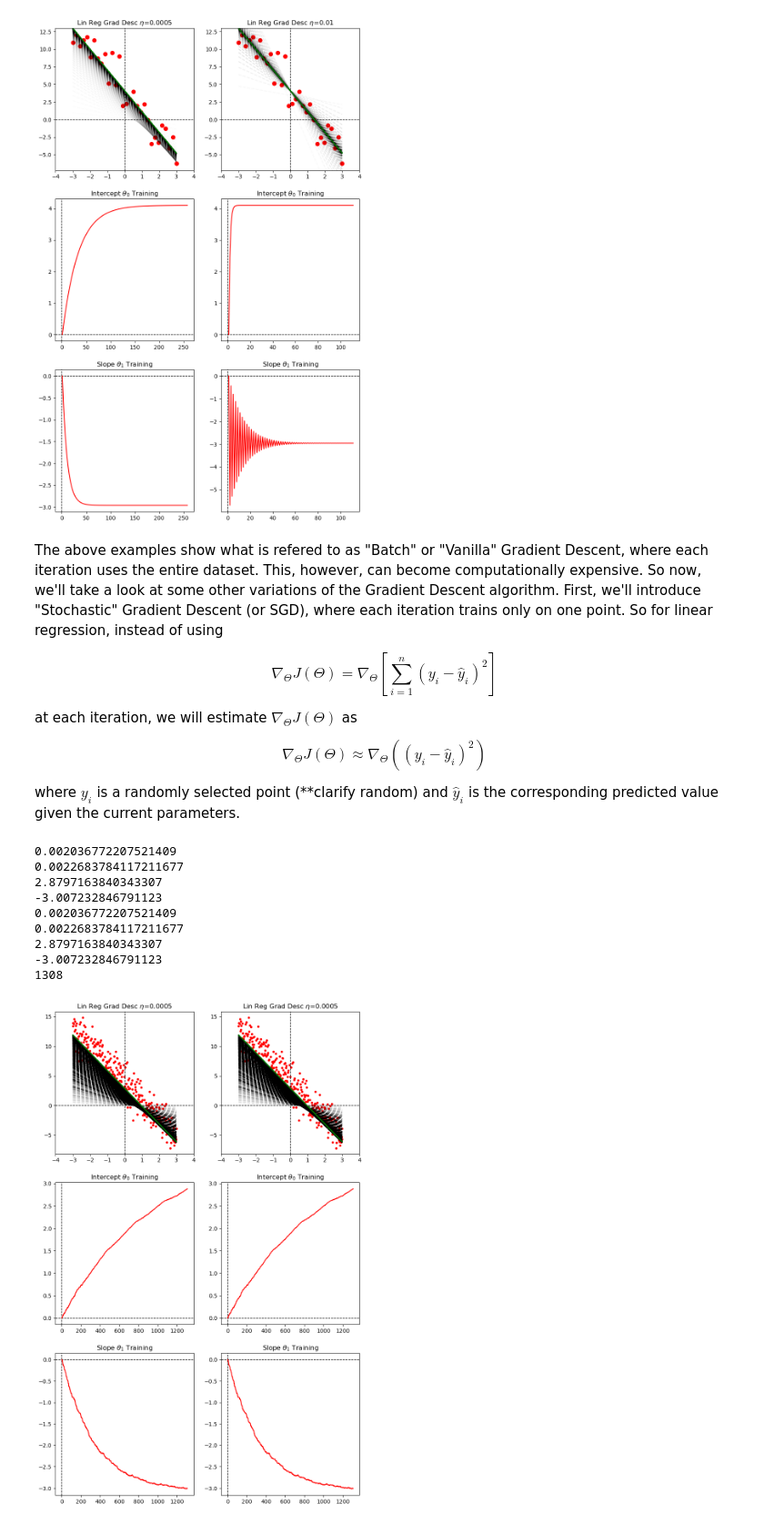
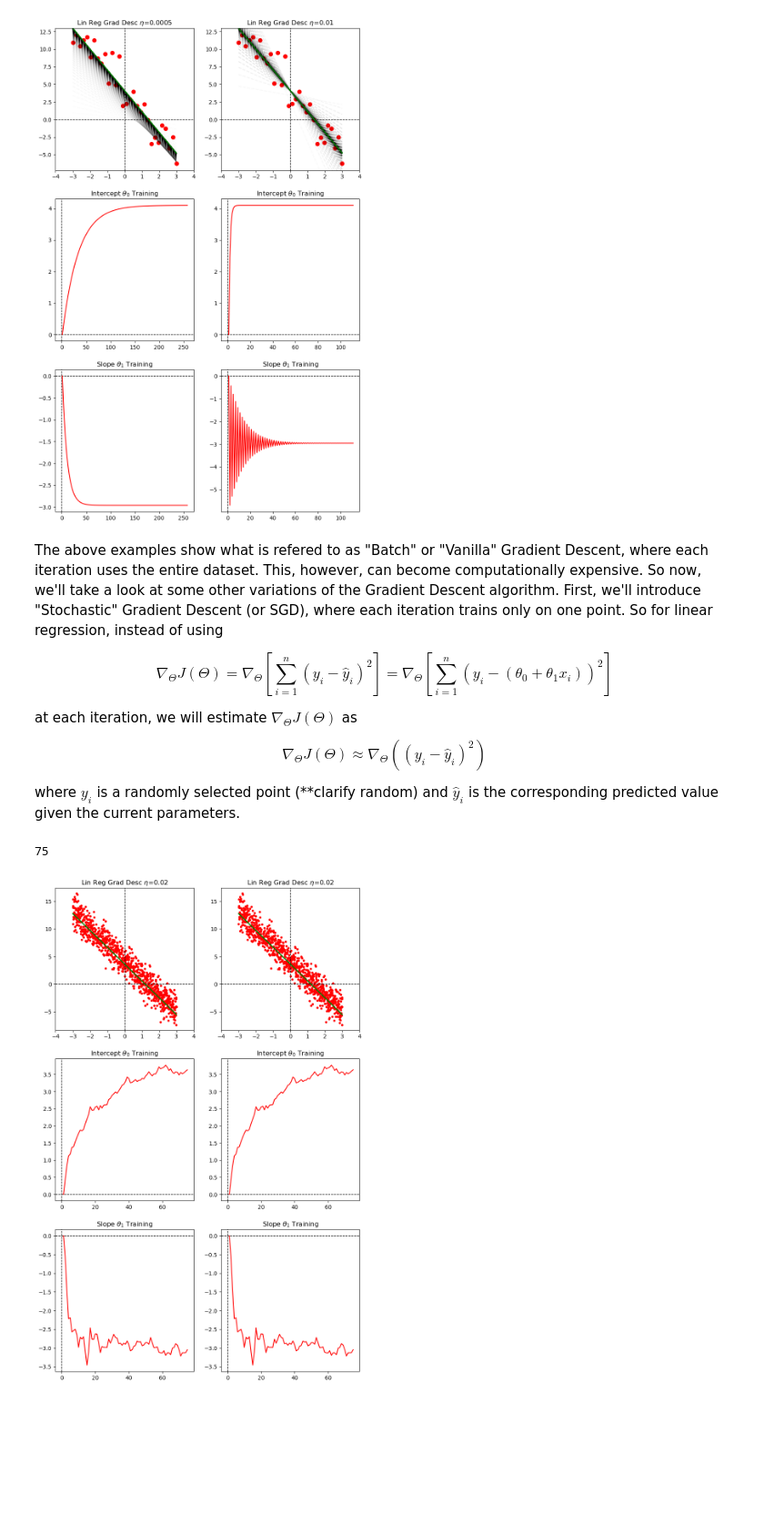
Before and after one commit to JakeLarimer/MLAlgosFromScratch, a Jupyter notebook: LinearRegressionWithGradientDescent.ipynb, the cells around one changed output. Shown at 91% size. Drawn from its saved outputs; the diff is of its cells as text; code cells hidden in the pictures; blank space fills up the shorter version.

Commit message:
SDG Param Update, Re-Shuffle Points In SDG

```diff
--- a/LinearRegressionWithGradientDescent.ipynb
+++ b/LinearRegressionWithGradientDescent.ipynb
@@ -383,7 +383,7 @@ for j in range(len(etascale)):
 The above examples show what is refered to as "Batch" or "Vanilla" Gradient Descent, where each iteration uses the entire dataset. This, however, can become computationally expensive. So now, we'll take a look at some other variations of the Gradient Descent algorithm. First, we'll introduce "Stochastic" Gradient Descent (or SGD), where each iteration trains only on one point. So for linear regression, instead of using
 
 $$
-\nabla_{\Theta} J(\Theta) = \nabla_{\Theta}[\sum_{i=1}^n(y_i-\hat{y}_i)^2]
+\nabla_{\Theta} J(\Theta) = \nabla_{\Theta}[\sum_{i=1}^n(y_i-\hat{y}_i)^2]=\nabla_{\Theta}[\sum_{i=1}^n(y_i-(\theta_0 + \theta_1x_i))^2]
 $$
 
 at each iteration, we will estimate $\nabla_{\Theta} J(\Theta)$ as
@@ -394,7 +394,7 @@ $$
 
 where $y_i$ is a randomly selected point (**clarify random) and $\hat{y}_i$ is the corresponding predicted value given the current parameters.
 # %%
-x = np.linspace(-3,3,300)
+x = np.linspace(-3,3,900)
 noise = np.random.normal(0, 1.5, size=len(x))
 y = -3 * x + 4 + noise
 
@@ -405,8 +405,8 @@ xshuffle, yshuffle = zip(*shuffle_points)
 
 ypred_list = []
 
-etascale = [0.0005, 0.0005]
-epsilon = [0.005, 0.005]
+etascale = [0.02, 0.02]
+epsilon = [0.1, 0.1]
 
 num_iters = [0, 0]
 
@@ -464,11 +464,16 @@ for k in range(len(etascale)):
             point_index += 1
         else:
             point_index = 0
+            print("bop")
+            # Shuffling our x and y values for training
+            shuffle_points = list(zip(x,y))
+            np.random.shuffle(shuffle_points)
+            xshuffle, yshuffle = zip(*shuffle_points)
 
-    print(abs(gradJ[k][-1][0]))
-    print(abs(gradJ[k][-1][1]))
-    print(theta[k][-1][0])
-    print(theta[k][-1][1])
+    #print(abs(gradJ[k][-1][0]))
+    #print(abs(gradJ[k][-1][1]))
+    #print(theta[k][-1][0])
+    #print(theta[k][-1][1])
 
 fig, axes = plt.subplots(3, len(etascale), figsize=(10,16))
 #fig2, axes2 = plt.subplots(1, 2, subplot_kw={'projection':'3d'}, figsize=(10,6))
@@ -481,44 +486,36 @@ for j in range(len(etascale)):
 
     # Plotting Points and Regression
     axes[0, j].scatter(x, y, color="red", s=10)
-    for i in range(num_iters[j]-1):
-        axes[0, j].plot(x, ypred_list[j][i], color='black', alpha=(i+1)/num_iters[j], linestyle="--")
+    #for i in range(num_iters[j]-1):
+        #axes[0, j].plot(x, ypred_list[j][i], color='black', alpha=0.5 * (i+1)/num_iters[j], linestyle="--")
     axes[0, j].plot(x, ypred_list[j][-1], color='green', linewidth=2)
     axes[0, j].set_title(f"Lin Reg Grad Desc $\\eta$={etascale[j]}")
     axes[0, j].set_xlim(min(x)-1, max(x)+1)
     axes[0, j].set_ylim(min(y)-1, max(y)+1)
 
     # Plotting theta[0] over iterations
     axes[1, j].plot(list(range(1, num_iters[j]+1)), [theta_vec[0] for theta_vec in theta[j]], color="red")#, s=50)
     axes[1, j].set_title(f"Intercept $\\theta_0$ Training")
 
     # Plotting theta[1] over iterations
     axes[2, j].plot(list(range(1, num_iters[j]+1)), [theta_vec[1] for theta_vec in theta[j]], color="red")#, s=50)
     axes[2, j].set_title(f"Slope $\\theta_1$ Training")
 
     # Plotting loss over time
     #J = []
     #print(len(ypred_list[0]))
     #print(num_iters[0])
     #print(len([theta_vec[0] for theta_vec in theta[j]]))
     #for i in range(num_iters[j]):
         #Jval = 0.
 
         #np.sum((y - ypred_list[j][i]) ** 2)
 
         #J.append(Jval)
 
     #axes2[j].plot([theta_vec[0] for theta_vec in theta[j]], [theta_vec[1] for theta_vec in theta[j]], J)
 
 print(num_iters[0])
 # %% [output]
-0.002036772207521409
-0.0022683784117211677
-2.8797163840343307
--3.007232846791123
-0.002036772207521409
-0.0022683784117211677
-2.8797163840343307
--3.007232846791123
-1308
+75
-[figure, old version]
+[figure, new version]
```
